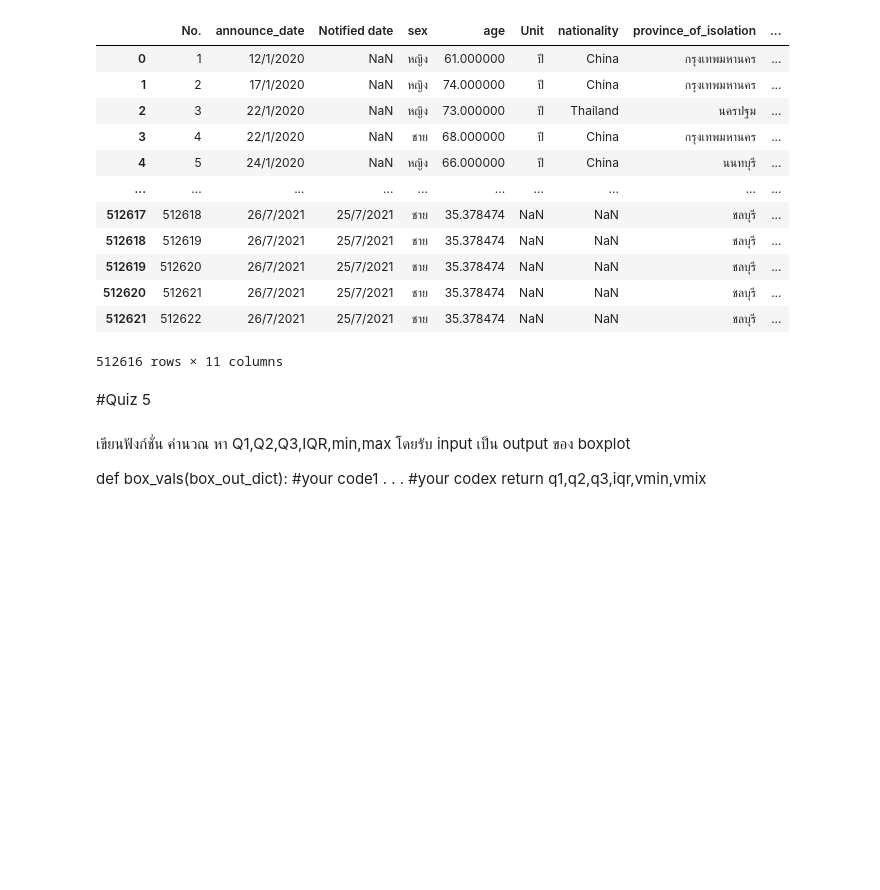
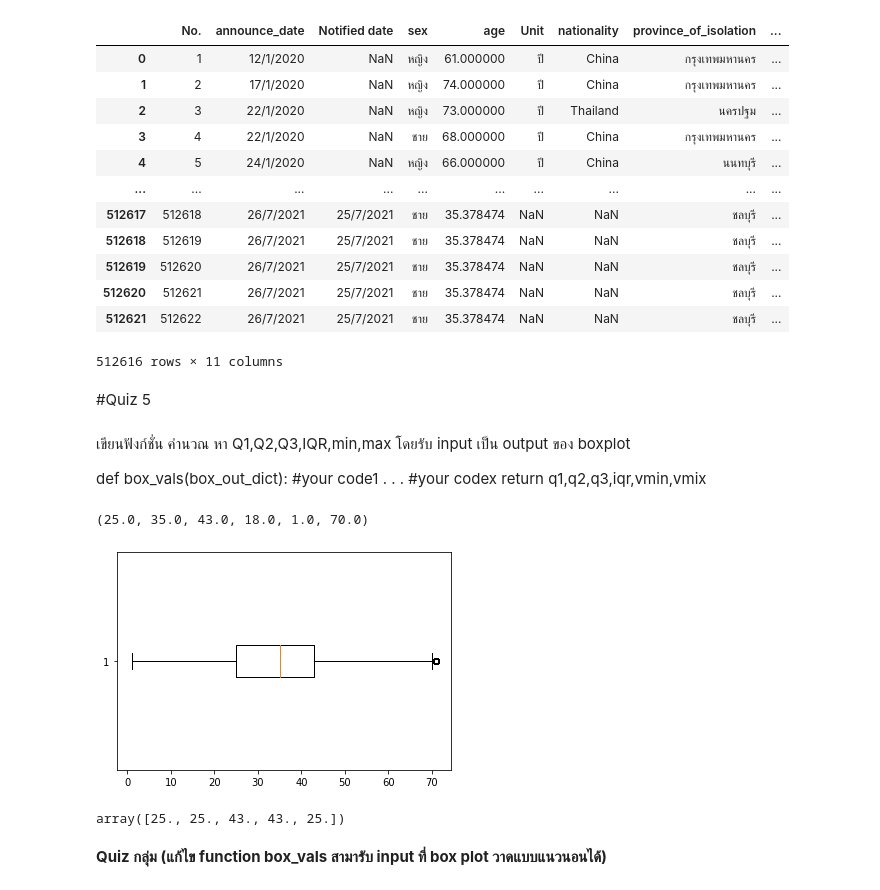
Before and after one commit to 603021852-8/DWDM21, a Jupyter notebook: Data_Preprocessing_(Chapter3).ipynb, the cells around one changed output. Cells and saved outputs as stored; diff of their text form; code cells hidden in the pictures; blank space fills up the shorter version.

Commit message:
HW + Quiz

```diff
--- a/Data_Preprocessing_(Chapter3).ipynb
+++ b/Data_Preprocessing_(Chapter3).ipynb
@@ -1175,0 +1177,14 @@ def box_vals(box_out_dict):
+# %%
+box_vals(data_dict) #แสดงข้อมูลผลลัพธ์ออกมาจากที่เขียนฟังก์ชั่นด้านบน
+# %% [output]
+(25.0, 35.0, 43.0, 18.0, 1.0, 70.0)
+# %%
+data_dict = plt.boxplot(data_cases2_nomissingage_nooutlier['age'],vert=False) #ตั้งเป็นแนวนอน
+# %% [output]
+[figure, added]
+# %%
+data_dict['boxes'][0].get_xdata()
+# %% [output]
+array([25., 25., 43., 43., 25.])
+# %% [markdown]
+**Quiz กลุ่ม  (แก้ไข function box_vals สามารับ input ที่ box plot วาดแบบแนวนอนได้)**
```
Also changed, not shown: parts of 37 cells of this notebook.
